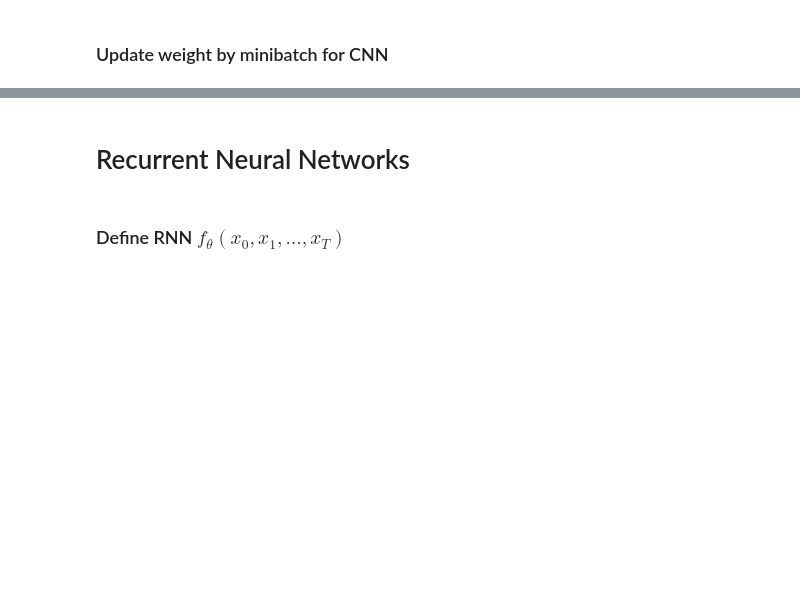
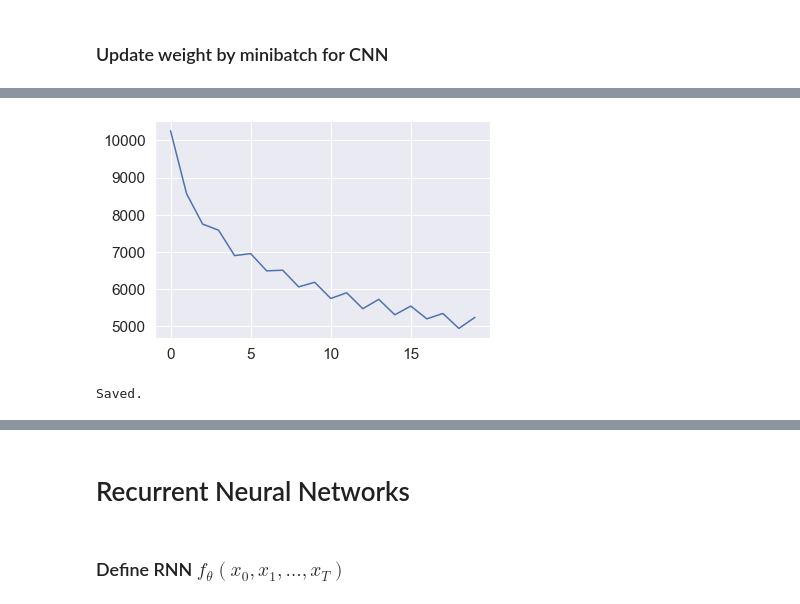
Before and after one commit to ugo-nama-kun/pytorch_notebook, a Jupyter notebook: notebook.ipynb, the cells around one changed output, grey strips where cells are left out. Cells and saved outputs as stored; diff of their text form; code cells hidden in the pictures; blank space fills up the shorter version.

```diff
--- a/notebook.ipynb
+++ b/notebook.ipynb
@@ -931,2 +1052,36 @@ tensor([-8.0106, -0.0134,  2.6143])
 # %% [markdown]
 ### Update weight by minibatch for CNN
+# %%
+cnnet = CNNet()
+
+criterion = nn.CrossEntropyLoss()
+optimizer = optim.Adam(cnnet.parameters(), lr=0.001)
+
+REPORT_EVERY = 6000.
+NUM_EPOCH = 10
+
+loss_history = []
+print("Start Training...")
+for epoch in range(NUM_EPOCH):
+    running_loss = 0.
+    for i, data in enumerate(train_loader, 0):
+        imgs, labels = data
+
+        optimizer.zero_grad()
+
+        outputs = cnnet(imgs)
+        loss = criterion(outputs, labels)
+        loss.backward()
+        optimizer.step()
+
+        running_loss += loss.item()
+        if i % REPORT_EVERY == (REPORT_EVERY - 1):
+            print(f"[{epoch + 1}, {i+1}] loss: {running_loss/REPORT_EVERY}")
+            loss_history.append(running_loss)
+            running_loss = 0.
+
+sns.set_style("darkgrid")
+plt.plot(loss_history)
+
+print("Finish Training")
+# %% [output]
@@ -932,0 +1105,15 @@ tensor([-8.0106, -0.0134,  2.6143])
+[figure, added]
+# %%
+# Path
+PATH = "./saved_network"
+try:
+    os.makedirs(PATH)
+except OSError:
+    pass
+PATH = os.path.join(PATH, "cnnet.pth")
+
+# SAVE (RECOMMANDED)
+torch.save(cnnet.state_dict(), PATH)
+print("Saved.")
+# %% [output]
+Saved.
```
Also changed, not shown: parts of 17 cells of this notebook, 2 other files.
